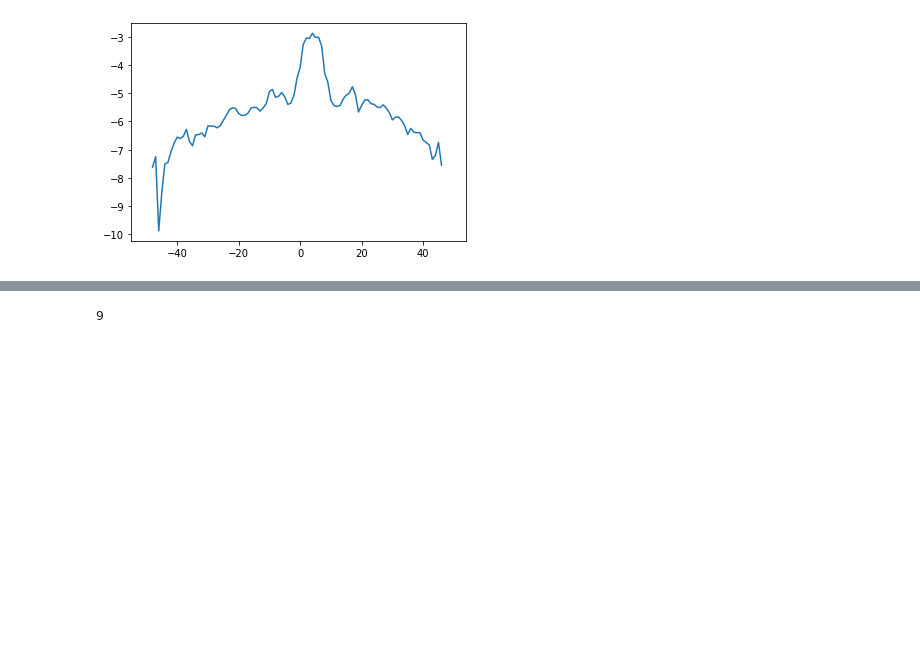
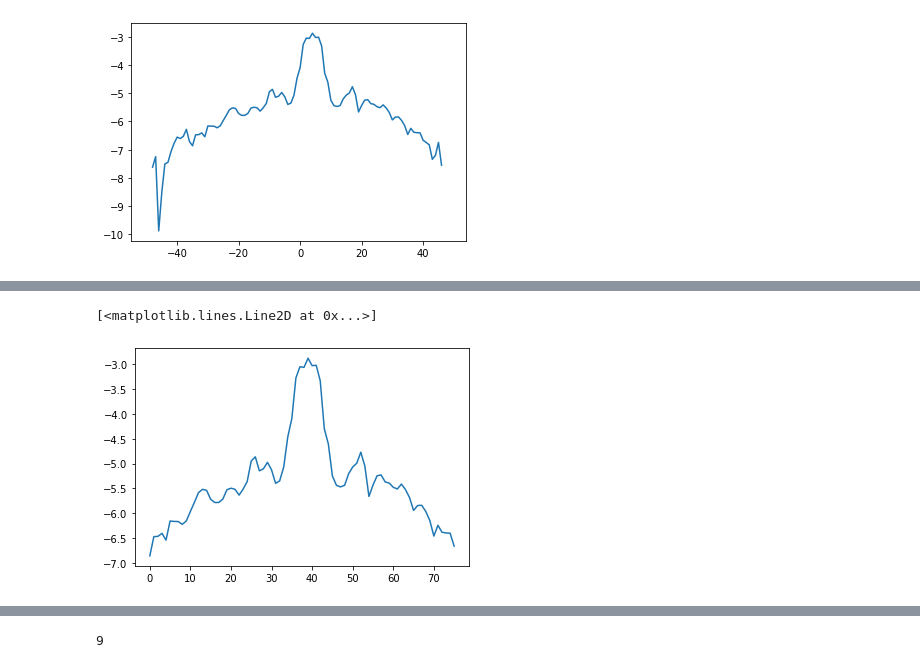
Before and after one commit to kundajelab/pho4, a Jupyter notebook: imp_pair_analysis_PBexoCbf1_profile.ipynb, the cells around one changed output, grey strips where cells are left out. Cells and saved outputs as stored; diff of their text form; code cells hidden in the pictures; blank space fills up the shorter version.

```diff
--- a/imp_pair_analysis_PBexoCbf1_profile.ipynb
+++ b/imp_pair_analysis_PBexoCbf1_profile.ipynb
@@ -202,0 +199,6 @@ plt.ylim((-7,-2))
+# %%
+sig = np.log(np.mean(magnitude_imps, axis=0))[15:91]
+plt.plot(sig)
+# %% [output]
+[<matplotlib.lines.Line2D at 0x...>]
+[figure, added]
```
Also changed, not shown: parts of 5 cells of this notebook, 1 other file.
